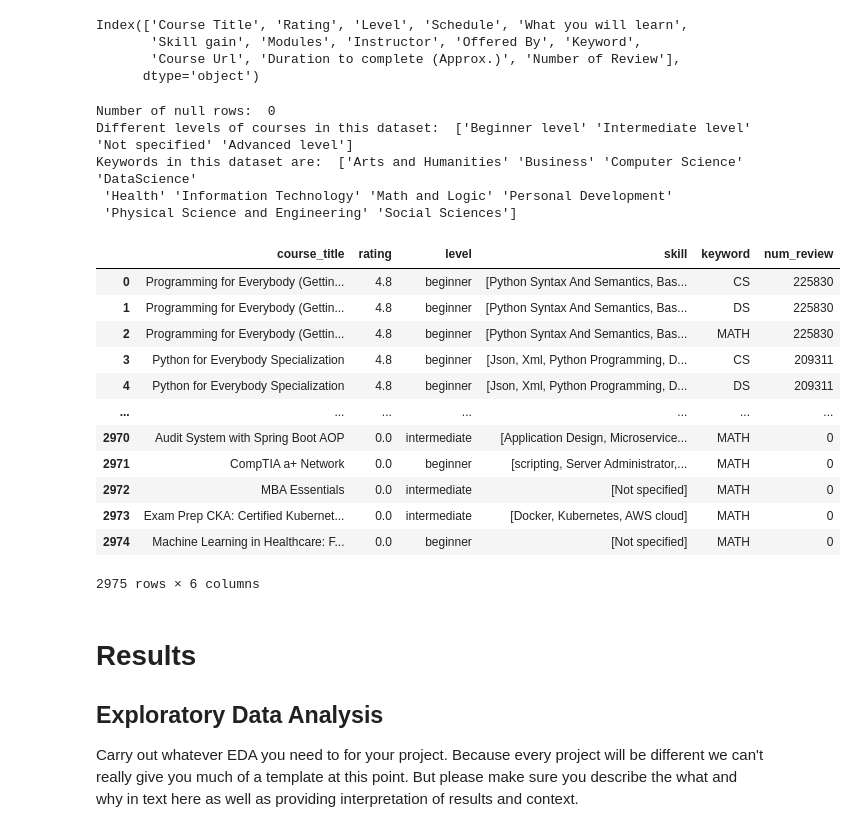
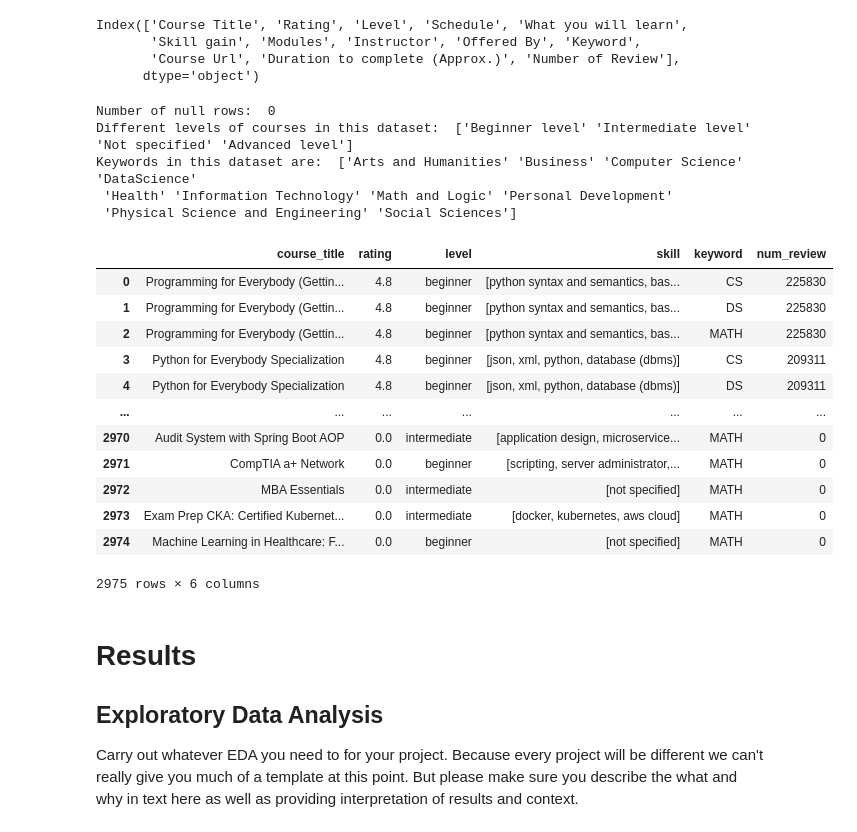
Before and after one commit to charvishukla/linkedIn-job-skills-coursera-analysis, a Jupyter notebook: EDACheckpoint_Group050_WI24.ipynb, the cells around one changed output. Drawn from its saved outputs; the diff is of its cells as text; code cells hidden in the pictures.

```diff
--- a/EDACheckpoint_Group050_WI24.ipynb
+++ b/EDACheckpoint_Group050_WI24.ipynb
@@ -305,45 +309,62 @@ def standardize_keyword(keyw):
     elif 'datascience' in keyw:
         output = 'DS'
     elif 'information technology' in keyw:
         output = 'IT'
     elif 'math and logic' in keyw:
         output = 'MATH'
     # Otherwise, if uncaught - keep as is
     else:
         output = "N/A"
 
     return output
 
 # Apply the function to the 'level' column
 courses_data['keyword'] = courses_data['keyword'].apply(standardize_keyword)
 
 # sorting the dataset first by num_reviews, then by rating
 courses_data = courses_data.sort_values(["num_review", "rating"], ascending=False).reset_index(drop=True)
 
 
 # CLEANING THE 'SKILL' COLUMN
+def clean_skill_name(skill):
+    """
+    Clean the skill name based on specific rules.
+    """
+    replacements = {
+        "python programming": "python",
+        "r programming": "r",
+        "cascading style sheets css": "css"
+    }
+    return replacements.get(skill.lower(), skill.lower())
+
+# Cleaning the 'skill' column
 courses_data['skill'] = courses_data['skill'].str.split(', ')
-
+courses_data['skill'] = courses_data['skill'].apply(
+    lambda skills: [clean_skill_name(skill)
+                    for skill in skills]
+                        if isinstance(skills, list)
+                            else []
+)
 
 courses_data
 # %% [output]
 Number of null rows:  0
 Different levels of courses in this dataset:  ['Beginner level' 'Intermediate level' 'Not specified' 'Advanced level']
 Keywords in this dataset are:  ['Arts and Humanities' 'Business' 'Computer Science' 'DataScience'
  'Health' 'Information Technology' 'Math and Logic' 'Personal Development'
  'Physical Science and Engineering' 'Social Sciences']
 |  | course_title | rating | level | skill | keyword | num_review |
-| 0 | Programming for Everybody (Gettin... | 4.8 | beginner | [Python Syntax And Semantics, Bas... | CS | 225830 |
-| 1 | Programming for Everybody (Gettin... | 4.8 | beginner | [Python Syntax And Semantics, Bas... | DS | 225830 |
-| 2 | Programming for Everybody (Gettin... | 4.8 | beginner | [Python Syntax And Semantics, Bas... | MATH | 225830 |
-| 3 | Python for Everybody Specialization | 4.8 | beginner | [Json, Xml, Python Programming, D... | CS | 209311 |
-| 4 | Python for Everybody Specialization | 4.8 | beginner | [Json, Xml, Python Programming, D... | DS | 209311 |
+| 0 | Programming for Everybody (Gettin... | 4.8 | beginner | [python syntax and semantics, bas... | CS | 225830 |
+| 1 | Programming for Everybody (Gettin... | 4.8 | beginner | [python syntax and semantics, bas... | DS | 225830 |
+| 2 | Programming for Everybody (Gettin... | 4.8 | beginner | [python syntax and semantics, bas... | MATH | 225830 |
+| 3 | Python for Everybody Specialization | 4.8 | beginner | [json, xml, python, database (dbms)] | CS | 209311 |
+| 4 | Python for Everybody Specialization | 4.8 | beginner | [json, xml, python, database (dbms)] | DS | 209311 |
 | ... | ... | ... | ... | ... | ... | ... |
-| 2970 | Audit System with Spring Boot AOP | 0.0 | intermediate | [Application Design, Microservice... | MATH | 0 |
-| 2971 | CompTIA a+ Network | 0.0 | beginner | [scripting, Server Administrator,... | MATH | 0 |
-| 2972 | MBA Essentials | 0.0 | intermediate | [Not specified] | MATH | 0 |
-| 2973 | Exam Prep CKA: Certified Kubernet... | 0.0 | intermediate | [Docker, Kubernetes, AWS cloud] | MATH | 0 |
-| 2974 | Machine Learning in Healthcare: F... | 0.0 | beginner | [Not specified] | MATH | 0 |
+| 2970 | Audit System with Spring Boot AOP | 0.0 | intermediate | [application design, microservice... | MATH | 0 |
+| 2971 | CompTIA a+ Network | 0.0 | beginner | [scripting, server administrator,... | MATH | 0 |
+| 2972 | MBA Essentials | 0.0 | intermediate | [not specified] | MATH | 0 |
+| 2973 | Exam Prep CKA: Certified Kubernet... | 0.0 | intermediate | [docker, kubernetes, aws cloud] | MATH | 0 |
+| 2974 | Machine Learning in Healthcare: F... | 0.0 | beginner | [not specified] | MATH | 0 |
 2975 rows × 6 columns
 # %% [markdown]
 # Results
```
Also changed, not shown: parts of 13 cells of this notebook.
